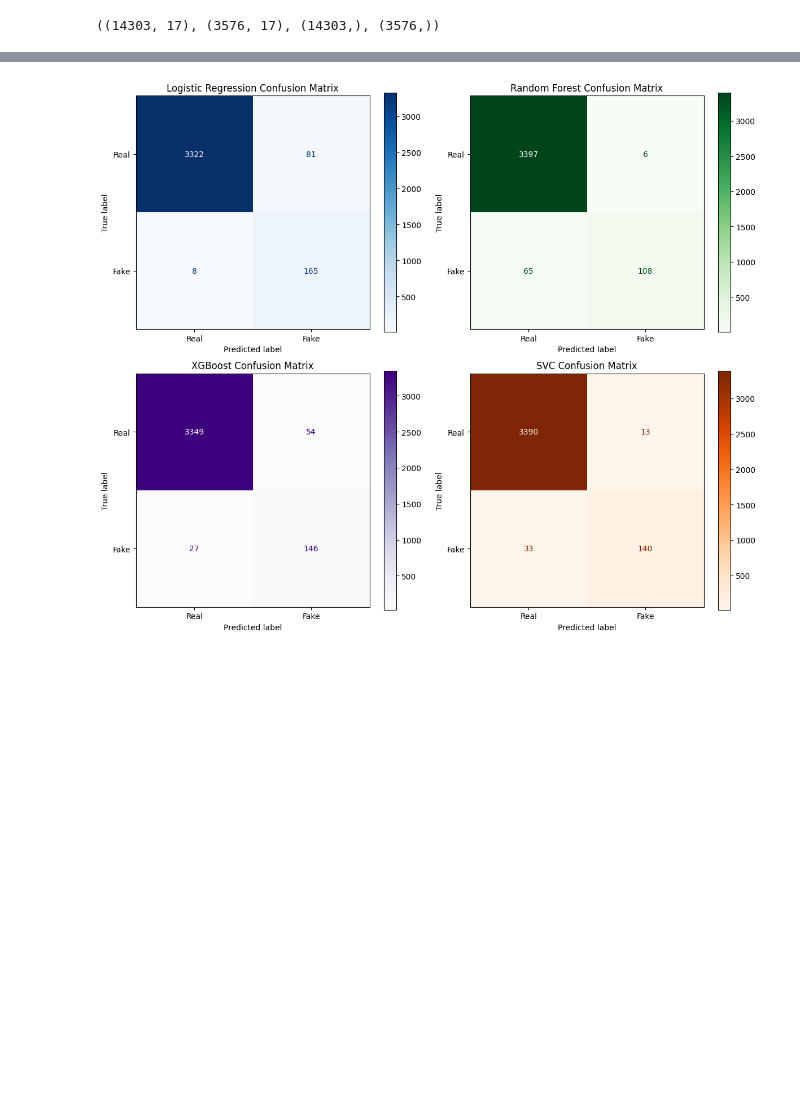
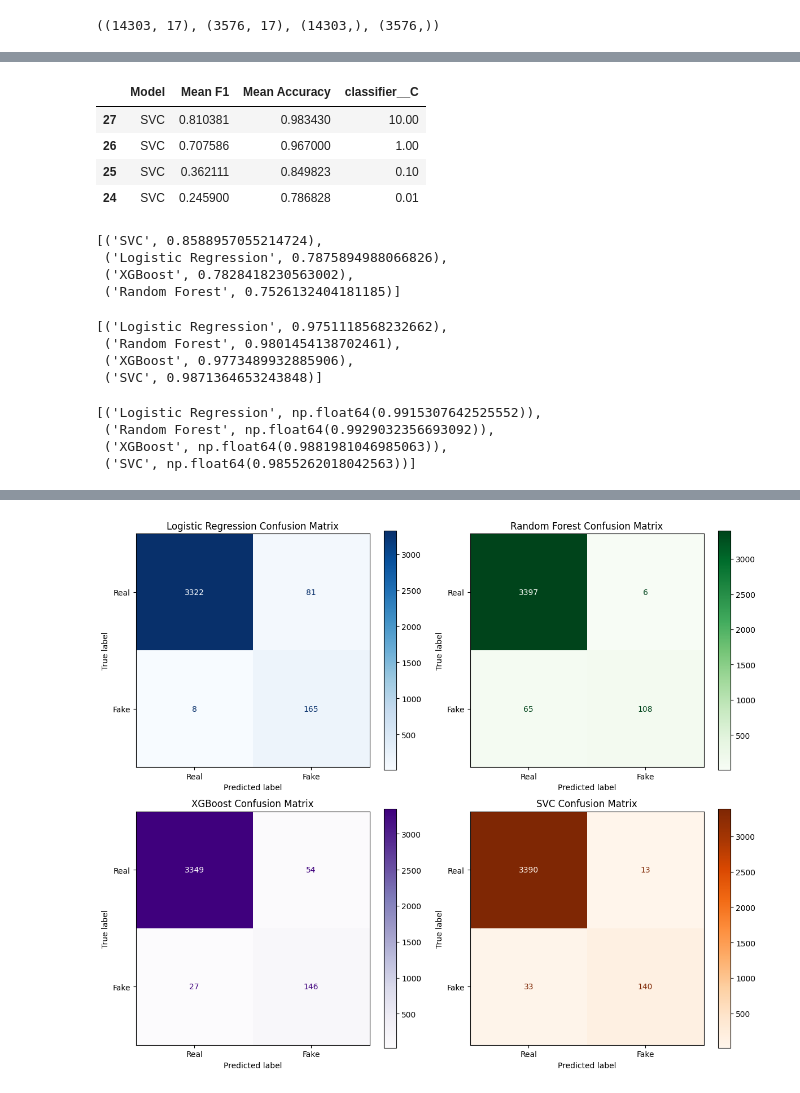
Before and after one commit to Asad-Tariq/cogs209-scientific-data-analysis-statistical-learning, a Jupyter notebook: mini-project-1/detecting-fake-jobs.ipynb, the cells around one changed output, grey strips where cells are left out. Drawn from its saved outputs; the diff is of its cells as text; code cells hidden in the pictures; blank space fills up the shorter version.

```diff
--- a/mini-project-1/detecting-fake-jobs.ipynb
+++ b/mini-project-1/detecting-fake-jobs.ipynb
@@ -179,3 +257,11 @@ Best parameters for SVC: {'classifier__C': 10}
+# %%
+svc_results_expanded
+# %% [output]
+|  | Model | Mean F1 | Mean Accuracy | classifier__C |
+| 27 | SVC | 0.810381 | 0.983430 | 10.00 |
+| 26 | SVC | 0.707586 | 0.967000 | 1.00 |
+| 25 | SVC | 0.362111 | 0.849823 | 0.10 |
+| 24 | SVC | 0.245900 | 0.786828 | 0.01 |
 # %%
 # Evaluate best models
 final_results = {}
@@ -201,0 +292,21 @@ for name, model in best_models.items():
+# %%
+f1_scores
+# %% [output]
+[('SVC', 0.8588957055214724),
+ ('Logistic Regression', 0.7875894988066826),
+ ('XGBoost', 0.7828418230563002),
+ ('Random Forest', 0.7526132404181185)]
+# %%
+accuracy_scores
+# %% [output]
+[('Logistic Regression', 0.9751118568232662),
+ ('Random Forest', 0.9801454138702461),
+ ('XGBoost', 0.9773489932885906),
+ ('SVC', 0.9871364653243848)]
+# %%
+auc_scores
+# %% [output]
+[('Logistic Regression', np.float64(0.9915307642525552)),
+ ('Random Forest', np.float64(0.9929032356693092)),
+ ('XGBoost', np.float64(0.9881981046985063)),
+ ('SVC', np.float64(0.9855262018042563))]
```
Also changed, not shown: parts of 11 cells of this notebook.
